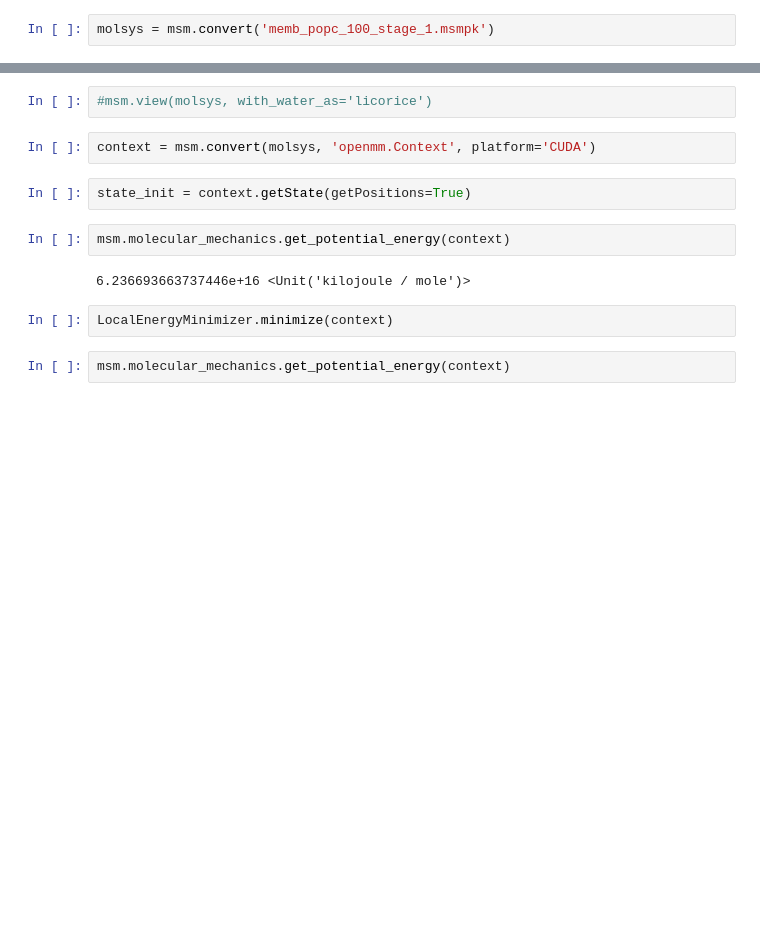
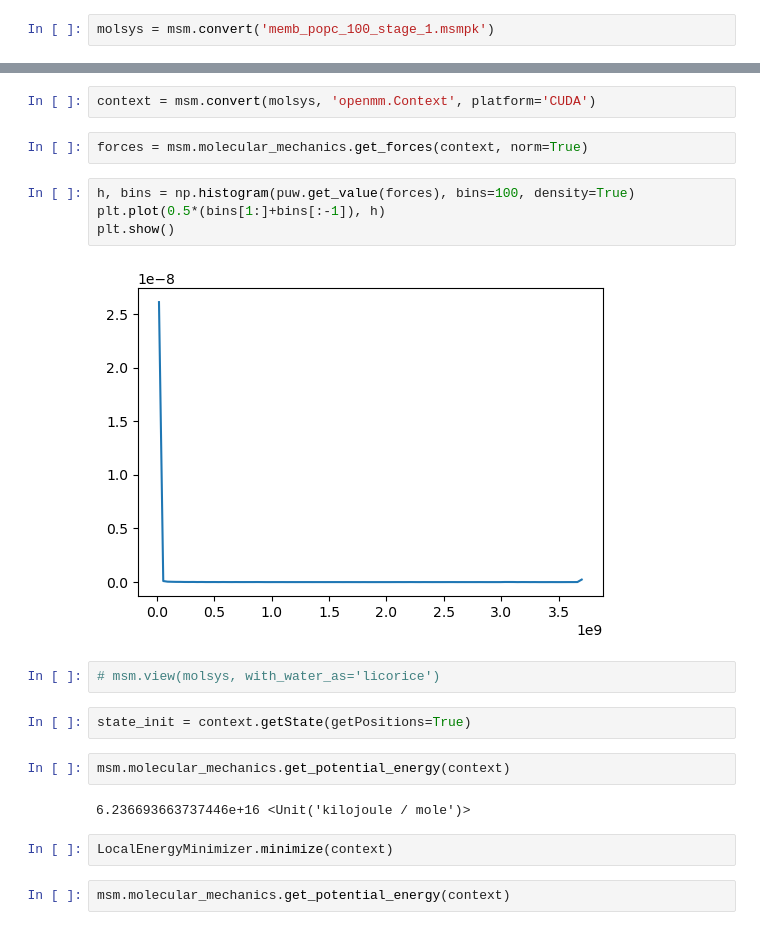
Before and after one commit to uibcdf/OMembrane, a Jupyter notebook: sandbox/Build_POPC_membrane_2_0.ipynb, the cells around one changed output, grey strips where cells are left out. Cells and saved outputs as stored; diff of their text form; blank space fills up the shorter version.

```diff
--- a/sandbox/Build_POPC_membrane_2_0.ipynb
+++ b/sandbox/Build_POPC_membrane_2_0.ipynb
@@ -50,7 +51,15 @@ plt.show()
-# %%
-#msm.view(molsys, with_water_as='licorice')
 # %%
 context = msm.convert(molsys, 'openmm.Context', platform='CUDA')
+# %%
+forces = msm.molecular_mechanics.get_forces(context, norm=True)
+# %%
+h, bins = np.histogram(puw.get_value(forces), bins=100, density=True)
+plt.plot(0.5*(bins[1:]+bins[:-1]), h)
+plt.show()
+# %% [output]
+[figure, added]
+# %%
+# msm.view(molsys, with_water_as='licorice')
 # %%
 state_init = context.getState(getPositions=True)
 # %%
```
Also changed, not shown: parts of 11 cells of this notebook, 9 other files.
